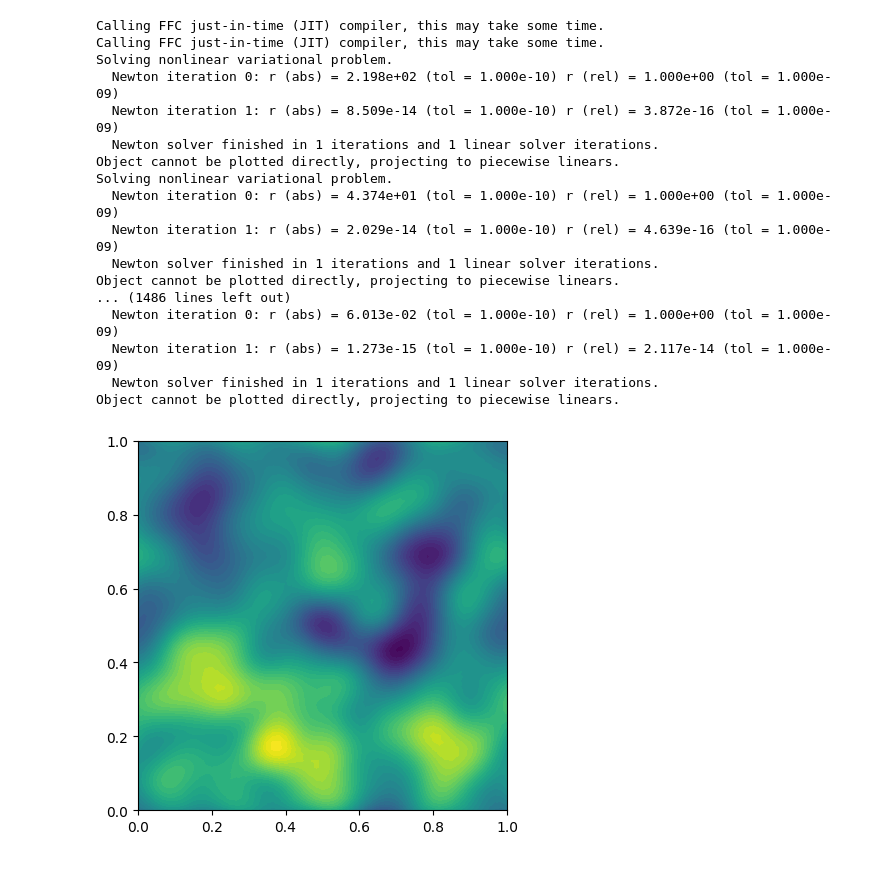
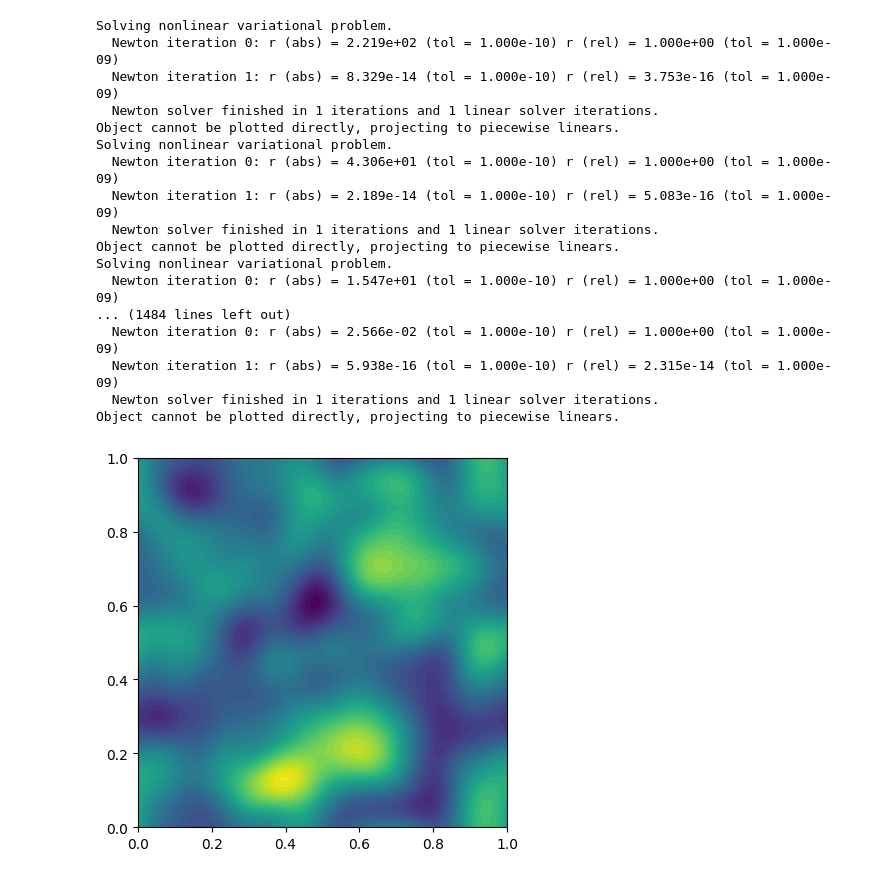
Before and after one commit to 96mat/Turing-Instability, a Jupyter notebook: MixedWF_CH_v1.ipynb, the cells around one changed output. Saved outputs shown, nothing was run; the diff lists cells and outputs as text; code cells hidden in the pictures.

```diff
--- a/MixedWF_CH_v1.ipynb
+++ b/MixedWF_CH_v1.ipynb
@@ -40,24 +40,12 @@ class IC(UserExpression):
 
 
 
-# Class for interfacing with the Newton solver
-class TuringInstability(NonlinearProblem):
-    def __init__(self, a, L):
-        NonlinearProblem.__init__(self)
-        self.L = L
-        self.a = a
-    def F(self, b, x):
-        assemble(self.L, tensor=b)
-    def J(self, A, x):
-        assemble(self.a, tensor=A)
-
-
 
 #Parameters
-gamma = 0.9
-alpha = 6
-beta = 4
-d = 20
+G = Constant(0.9)
+A = Constant(6.0)
+B = Constant(4.0)
+d = Constant(20.0)
 dt = 5.0e-06
 
 # Form compiler options
@@ -79,7 +67,7 @@ u        = Function(V)
 u_n      = Function(V)
 
 # Split system functions to access components
-dc,dmu=split(du)
+
 u_1, u_2= split(u)
 u_n1, u_n2 = split(u_n)
 
@@ -88,14 +76,18 @@ u1init = IC(element = u.ufl_element())
 u.interpolate(u1init)
 u_n.interpolate(u1init)
 
+def ff(u_n1,u_n2):
+    return u_n1-A*u_n2+G*u_n1*u_n2-u_n1**3
 
+def gg(u_n1,u_n2):
+    return u_n1-B*u_n2
 
 
 
 # Forcing terms (x[0], x[1] are symbolic spatial variables, not (u,v) field variables)
 
-ff = Expression('x[0] - A*x[1] + G*x[0]*x[1] - pow(x[0],3)', A=Constant(6.0), G=Constant(0.9),degree=1)
-gg = Expression('x[0] - B*x[1]', B=Constant(4.0),degree=1)
+"""ff = Expression('x[0] - A*x[1] + G*x[0]*x[1] - pow(x[0],3)', A=Constant(6.0), G=Constant(0.9),degree=1)
+gg = Expression('x[0] - B*x[1]', B=Constant(4.0),degree=1)"""
 
 
 
@@ -105,7 +97,7 @@ F =  (u_1*v_1/dt)*dx \
     + inner(grad(u_1), grad(v_1))*dx \
     + d*inner(grad(u_2), grad(v_2))*dx \
     -(dot(u_n1,v_1)/dt + dot(u_n2,v_2)/dt)*dx \
-    -(dot(ff,v_1) + dot(gg,v_2))*dx
+    -(dot(ff(u_n1,u_n2),v_1) + dot(gg(u_n1,u_n2),v_2))*dx
 
 
 
@@ -115,40 +107,40 @@ T=300*dt
 #vtk file
 vtkfile_u_1 = File("reaction_system/u_1.pvd","compressed")
 vtkfile_u_2 = File("reaction_system/u_2.pvd","compressed")
 
 #Jacobian, gateau derivative direction (du)
 J=derivative(F,u,du)
 
 
 while (t<T):
 # Update current time
     t += dt
     #u_n.assign(u)
     u_n.assign(u)
     solve(F==0, u,J=J)
 
 # Save solution to file (VTK)
     _u_1, _u_2 = u.split()
     vtkfile_u_1 << (_u_1, t)
     vtkfile_u_2 << (_u_2, t)
 
     plot(u_1)
 # %% [output]
-Calling FFC just-in-time (JIT) compiler, this may take some time.
-Calling FFC just-in-time (JIT) compiler, this may take some time.
 Solving nonlinear variational problem.
-  Newton iteration 0: r (abs) = 2.198e+02 (tol = 1.000e-10) r (rel) = 1.000e+00 (tol = 1.000e-09)
-  Newton iteration 1: r (abs) = 8.509e-14 (tol = 1.000e-10) r (rel) = 3.872e-16 (tol = 1.000e-09)
+  Newton iteration 0: r (abs) = 2.219e+02 (tol = 1.000e-10) r (rel) = 1.000e+00 (tol = 1.000e-09)
+  Newton iteration 1: r (abs) = 8.329e-14 (tol = 1.000e-10) r (rel) = 3.753e-16 (tol = 1.000e-09)
   Newton solver finished in 1 iterations and 1 linear solver iterations.
 Object cannot be plotted directly, projecting to piecewise linears.
 Solving nonlinear variational problem.
-  Newton iteration 0: r (abs) = 4.374e+01 (tol = 1.000e-10) r (rel) = 1.000e+00 (tol = 1.000e-09)
-  Newton iteration 1: r (abs) = 2.029e-14 (tol = 1.000e-10) r (rel) = 4.639e-16 (tol = 1.000e-09)
+  Newton iteration 0: r (abs) = 4.306e+01 (tol = 1.000e-10) r (rel) = 1.000e+00 (tol = 1.000e-09)
+  Newton iteration 1: r (abs) = 2.189e-14 (tol = 1.000e-10) r (rel) = 5.083e-16 (tol = 1.000e-09)
   Newton solver finished in 1 iterations and 1 linear solver iterations.
 Object cannot be plotted directly, projecting to piecewise linears.
-... (1486 lines left out)
-  Newton iteration 0: r (abs) = 6.013e-02 (tol = 1.000e-10) r (rel) = 1.000e+00 (tol = 1.000e-09)
-  Newton iteration 1: r (abs) = 1.273e-15 (tol = 1.000e-10) r (rel) = 2.117e-14 (tol = 1.000e-09)
+Solving nonlinear variational problem.
+  Newton iteration 0: r (abs) = 1.547e+01 (tol = 1.000e-10) r (rel) = 1.000e+00 (tol = 1.000e-09)
+... (1484 lines left out)
+  Newton iteration 0: r (abs) = 2.566e-02 (tol = 1.000e-10) r (rel) = 1.000e+00 (tol = 1.000e-09)
+  Newton iteration 1: r (abs) = 5.938e-16 (tol = 1.000e-10) r (rel) = 2.315e-14 (tol = 1.000e-09)
   Newton solver finished in 1 iterations and 1 linear solver iterations.
 Object cannot be plotted directly, projecting to piecewise linears.
-[figure, old version]
+[figure, new version]
```
